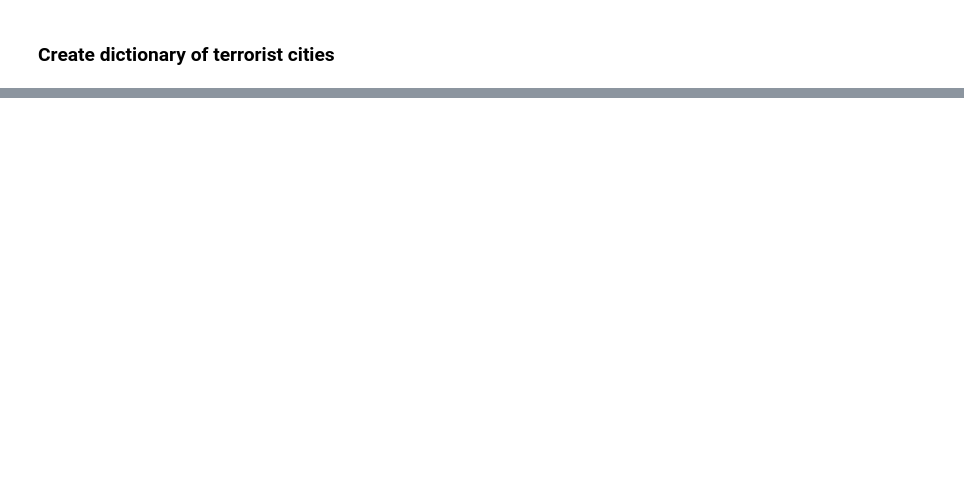
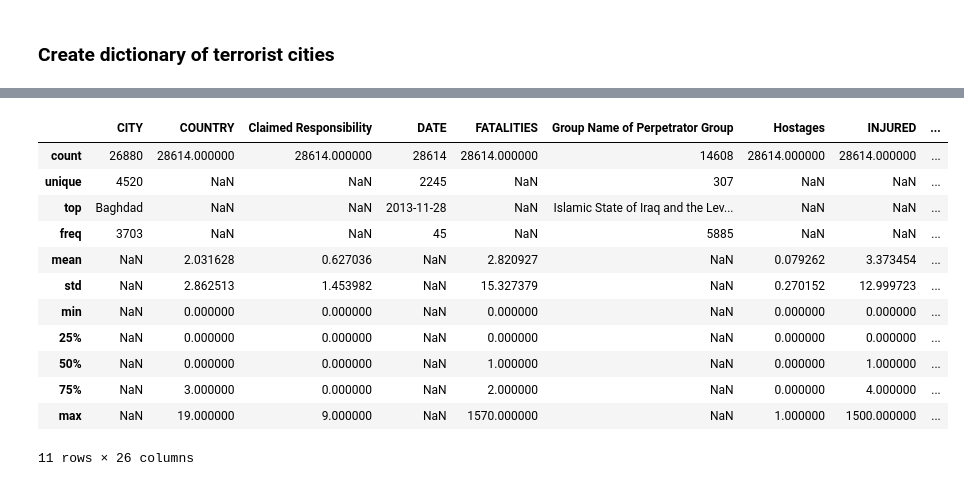
Before and after one commit to Aviv-H/Investigation_of_terrorist_incidents, a Jupyter notebook: Data Cleaning.ipynb, the cells around one changed output, grey strips where cells are left out. Saved outputs shown, nothing was run; the diff lists cells and outputs as text; code cells hidden in the pictures; blank space fills up the shorter version.

```diff
--- a/Data Cleaning.ipynb
+++ b/Data Cleaning.ipynb
@@ -181,0 +204,5 @@ See the caveats in the documentation: http://pandas.pydata.org/pandas-docs/stabl
+# %%
+dict_of_Weapon_Type = dict()
+for i in range(len(df['Weapon Type'].unique())):
+    dict_of_Weapon_Type[df['Weapon Type'].unique()[i]] = i
+    print(df['Weapon Type'].unique()[i], " == ", i)
@@ -181,0 +219,7 @@ See the caveats in the documentation: http://pandas.pydata.org/pandas-docs/stabl
+# %%
+df["Weapon Type"].replace(dict_of_Weapon_Type,inplace = True)
+# %%
+dict_of_COUNTRY = dict()
+for i in range(len(df['COUNTRY'].unique())):
+    dict_of_COUNTRY[df['COUNTRY'].unique()[i]] = i
+    print(df['COUNTRY'].unique()[i], " == ", i)
@@ -182,3 +247,5 @@ See the caveats in the documentation: http://pandas.pydata.org/pandas-docs/stabl
+# %%
+df["COUNTRY"].replace(dict_of_COUNTRY,inplace = True)
 # %%
 df.info()
 # %% [output]
@@ -201 +268,17 @@ dtypes: float64(3), object(21)
 memory usage: 5.2+ MB
+# %%
+df.describe(include='all')
+# %% [output]
+|  | CITY | COUNTRY | Claimed Responsibility | DATE | FATALITIES | Group Name of Perpetrator Group | Hostages | INJURED | ... |
+| count | 26880 | 28614.000000 | 28614.000000 | 28614 | 28614.000000 | 14608 | 28614.000000 | 28614.000000 | ... |
+| unique | 4520 | NaN | NaN | 2245 | NaN | 307 | NaN | NaN | ... |
+| top | Baghdad | NaN | NaN | 2013-11-28 | NaN | Islamic State of Iraq and the Lev... | NaN | NaN | ... |
+| freq | 3703 | NaN | NaN | 45 | NaN | 5885 | NaN | NaN | ... |
+| mean | NaN | 2.031628 | 0.627036 | NaN | 2.820927 | NaN | 0.079262 | 3.373454 | ... |
+| std | NaN | 2.862513 | 1.453982 | NaN | 15.327379 | NaN | 0.270152 | 12.999723 | ... |
+| min | NaN | 0.000000 | 0.000000 | NaN | 0.000000 | NaN | 0.000000 | 0.000000 | ... |
+| 25% | NaN | 0.000000 | 0.000000 | NaN | 0.000000 | NaN | 0.000000 | 0.000000 | ... |
+| 50% | NaN | 0.000000 | 0.000000 | NaN | 1.000000 | NaN | 0.000000 | 1.000000 | ... |
+| 75% | NaN | 3.000000 | 0.000000 | NaN | 2.000000 | NaN | 0.000000 | 4.000000 | ... |
+| max | NaN | 19.000000 | 9.000000 | NaN | 1570.000000 | NaN | 1.000000 | 1500.000000 | ... |
+11 rows × 26 columns
```
Also changed, not shown: parts of 25 cells of this notebook.
